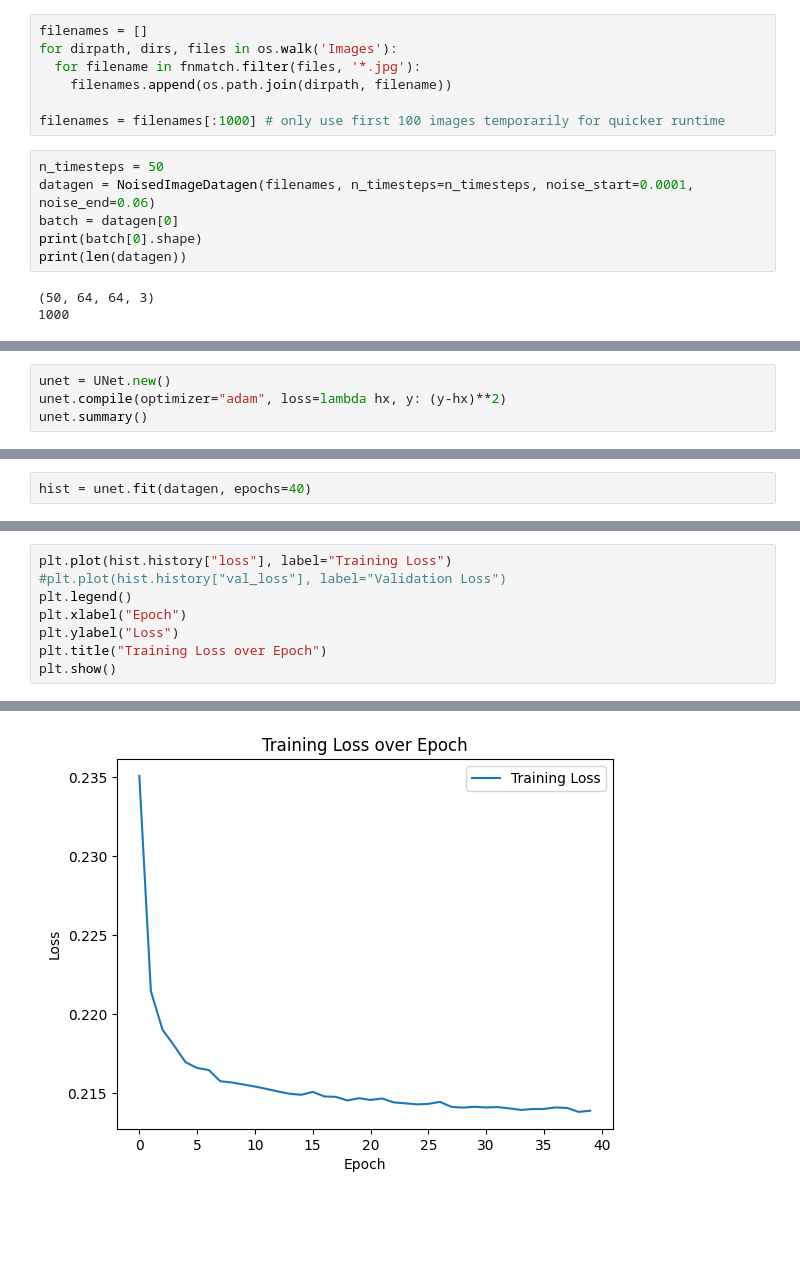
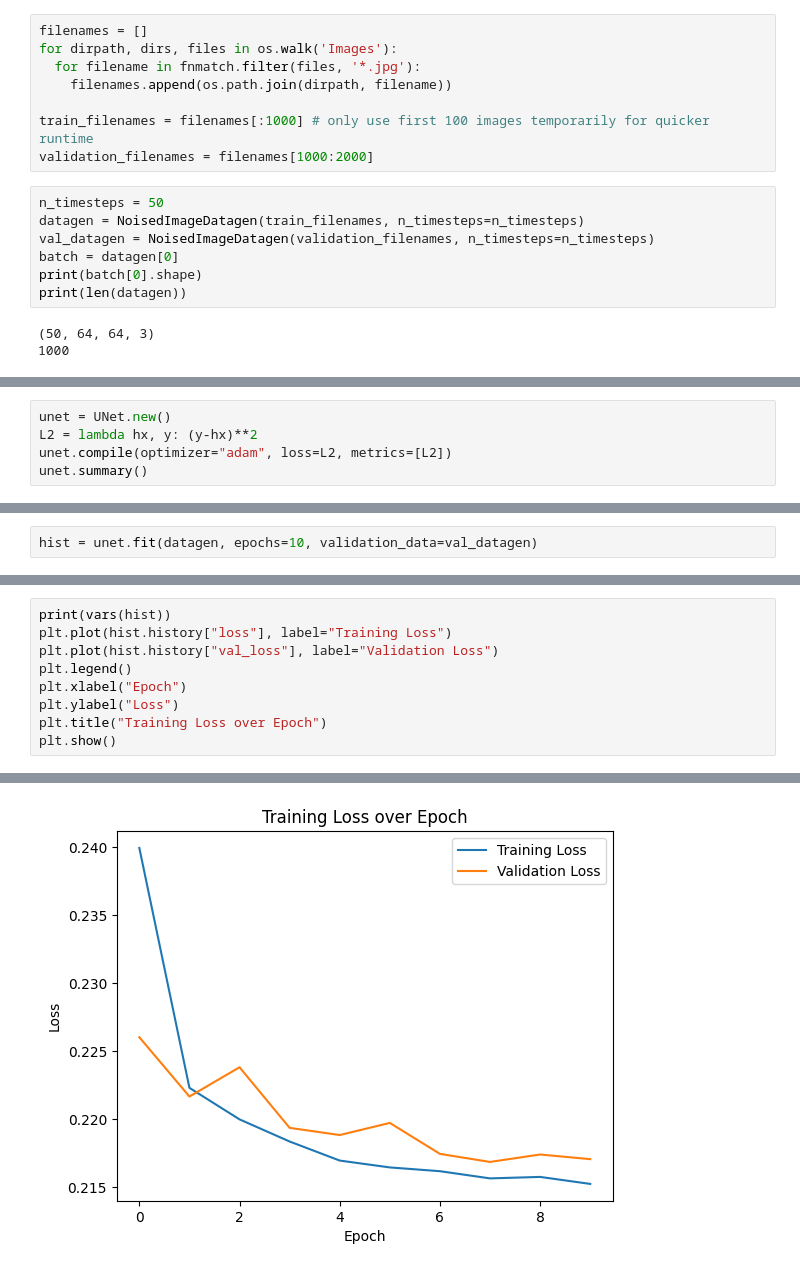
Before and after one commit to faith-hedges/The-Best-Stable-Diffusion, a Jupyter notebook: noise_all_images.ipynb, the cells around one changed output, grey strips where cells are left out. Drawn from its saved outputs; the diff is of its cells as text; blank space fills up the shorter version.

Commit message:
add validation

```diff
--- a/noise_all_images.ipynb
+++ b/noise_all_images.ipynb
@@ -14,10 +14,12 @@ for dirpath, dirs, files in os.walk('Images'):
   for filename in fnmatch.filter(files, '*.jpg'):
     filenames.append(os.path.join(dirpath, filename))
 
-filenames = filenames[:1000] # only use first 100 images temporarily for quicker runtime
+train_filenames = filenames[:1000] # only use first 100 images temporarily for quicker runtime
+validation_filenames = filenames[1000:2000]
 # %%
 n_timesteps = 50
-datagen = NoisedImageDatagen(filenames, n_timesteps=n_timesteps, noise_start=0.0001, noise_end=0.06)
+datagen = NoisedImageDatagen(train_filenames, n_timesteps=n_timesteps)
+val_datagen = NoisedImageDatagen(validation_filenames, n_timesteps=n_timesteps)
 batch = datagen[0]
 print(batch[0].shape)
 print(len(datagen))
@@ -34,5 +36,6 @@ ImgUtils.show_images(list(chain.from_iterable(zip(shown_imgs_X, shown_imgs_y, sh
 # %%
 unet = UNet.new()
-unet.compile(optimizer="adam", loss=lambda hx, y: (y-hx)**2)
+L2 = lambda hx, y: (y-hx)**2
+unet.compile(optimizer="adam", loss=L2, metrics=[L2])
 unet.summary()
 # %% [output]
@@ -62,3 +61,3 @@ ________________________________________________________________________________
 # %%
-hist = unet.fit(datagen, epochs=40)
+hist = unet.fit(datagen, epochs=10, validation_data=val_datagen)
 # %% [output]
@@ -85,6 +87,7 @@ Epoch 40/40
 # %%
+print(vars(hist))
 plt.plot(hist.history["loss"], label="Training Loss")
-#plt.plot(hist.history["val_loss"], label="Validation Loss")
+plt.plot(hist.history["val_loss"], label="Validation Loss")
 plt.legend()
 plt.xlabel("Epoch")
 plt.ylabel("Loss")
@@ -94,4 +98,4 @@ plt.show()
-[figure, old version]
+[figure, new version]
 # %%
 denoisee = batch[0][9]
 plt.imshow(ImgUtils.unscale_img(denoisee).clip(0,1))
```
Also changed, not shown: parts of 6 cells of this notebook.
